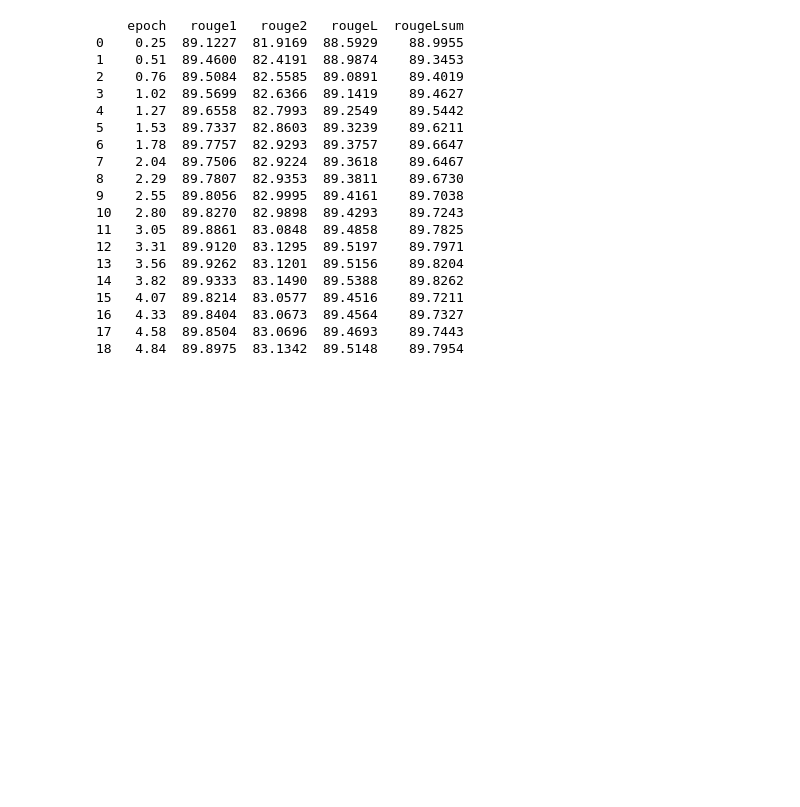
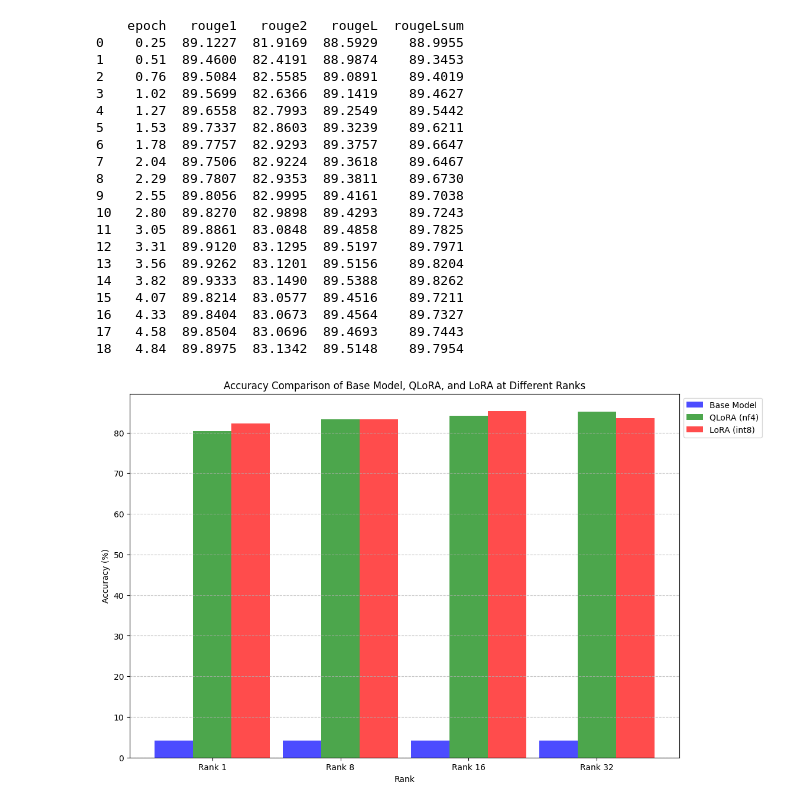
Before and after one commit to aakashvarma/codegen, a Jupyter notebook: utils/codellama_plots.ipynb, the cells around one changed output. Cells and saved outputs as stored; diff of their text form; code cells hidden in the pictures; blank space fills up the shorter version.

```diff
--- a/utils/codellama_plots.ipynb
+++ b/utils/codellama_plots.ipynb
@@ -371,3 +357,46 @@ Problematic string: {A.dtype}
 16   4.33  89.8404  83.0673  89.4564    89.7327
 17   4.58  89.8504  83.0696  89.4693    89.7443
 18   4.84  89.8975  83.1342  89.5148    89.7954
+# %%
+import matplotlib.pyplot as plt
+import numpy as np
+
+# Data
+ranks = ['Rank 1', 'Rank 8', 'Rank 16', 'Rank 32']
+base_accuracy = [4.20] * len(ranks)
+qlora_accuracy = [80.30, 83.20, 84.20, 85.20]
+lora_accuracy = [82.20, 83.30, 85.30, 83.60]
+
+# Plotting
+bar_width = 0.3
+bar_positions_base = np.arange(len(ranks))
+bar_positions_qlora = bar_positions_base + bar_width
+bar_positions_lora = bar_positions_base + 2 * bar_width
+
+fig, ax = plt.subplots(figsize=(12, 8))
+
+# Base Model
+ax.bar(bar_positions_base, base_accuracy, bar_width, label='Base Model', color='blue', alpha=0.7)
+
+# QLoRA (nf4)
+ax.bar(bar_positions_qlora, qlora_accuracy, bar_width, label='QLoRA (nf4)', color='green', alpha=0.7)
+
+# LoRA (int8)
+ax.bar(bar_positions_lora, lora_accuracy, bar_width, label='LoRA (int8)', color='red', alpha=0.7)
+
+# Add grid lines
+ax.grid(axis='y', linestyle='--', alpha=0.7)
+
+# Customize plot
+ax.set_xticks(bar_positions_qlora)
+ax.set_xticklabels(ranks)
+ax.set_xlabel('Rank')
+ax.set_ylabel('Accuracy (%)')
+ax.set_title('Accuracy Comparison of Base Model, QLoRA, and LoRA at Different Ranks')
+
+# Move legend outside the plot
+ax.legend(loc='upper left', bbox_to_anchor=(1, 1))
+
+plt.show()
+# %% [output]
+[figure, added]
```
Also changed, not shown: parts of 2 cells of this notebook.
